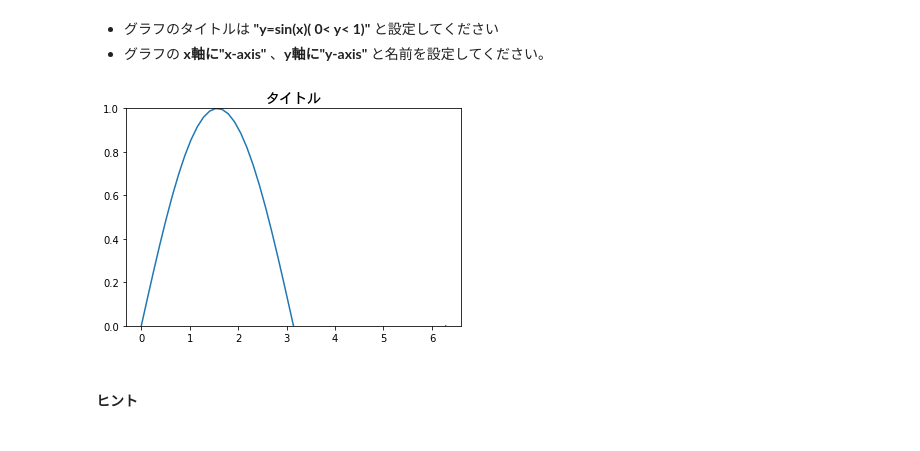
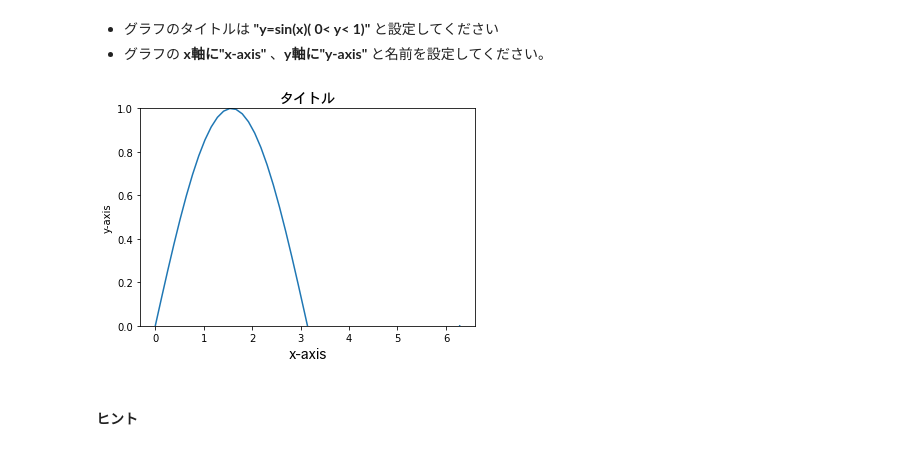
Before and after one commit to Eigo-Mt-Fuji/aiml-training, a Jupyter notebook: 4040_data_visualization/chapter2.ipynb, the cells around one changed output. Drawn from its saved outputs; the diff is of its cells as text; code cells hidden in the pictures.

```diff
--- a/4040_data_visualization/chapter2.ipynb
+++ b/4040_data_visualization/chapter2.ipynb
@@ -148,30 +148,30 @@ plt.show()
 # %%
 # matplotlib.pyplotをpltとしてimport
 import matplotlib.pyplot as plt
 from matplotlib.font_manager import FontProperties
 import numpy as np
 
 %matplotlib inline
 
-
 x = np.linspace(0, 2*np.pi)
 y = np.sin(x)
 
 # グラフのタイトルを設定してください
 fp = FontProperties(fname="/Library/Fonts/Osaka.ttf", size=14)
+
 plt.title(u'タイトル', fontproperties=fp)
 
 # グラフのx軸とy軸に名前を設定してください
-plt.xlabel("x-axis")
-plt.xlabel("y-axis")
+plt.xlabel("x-axis", fontproperties=fp)
+plt.ylabel("y-axis")
 
 # y軸の表示範囲を[0,1]に指定してください
 plt.ylim([0, 1])
 # データx,yをグラフにプロットし、表示します
 plt.plot(x, y)
 plt.show()
 # %% [output]
-[figure, old version]
+[figure, new version]
 # %% [markdown]
 #### ヒント
 # %% [markdown]
```
Also changed, not shown: parts of 14 cells of this notebook, 18 other files.
